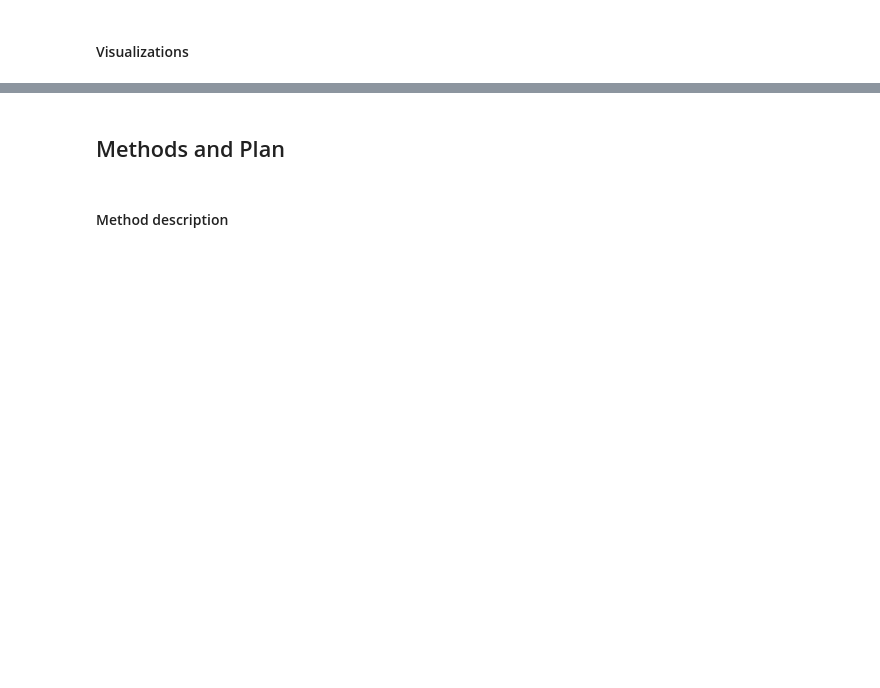
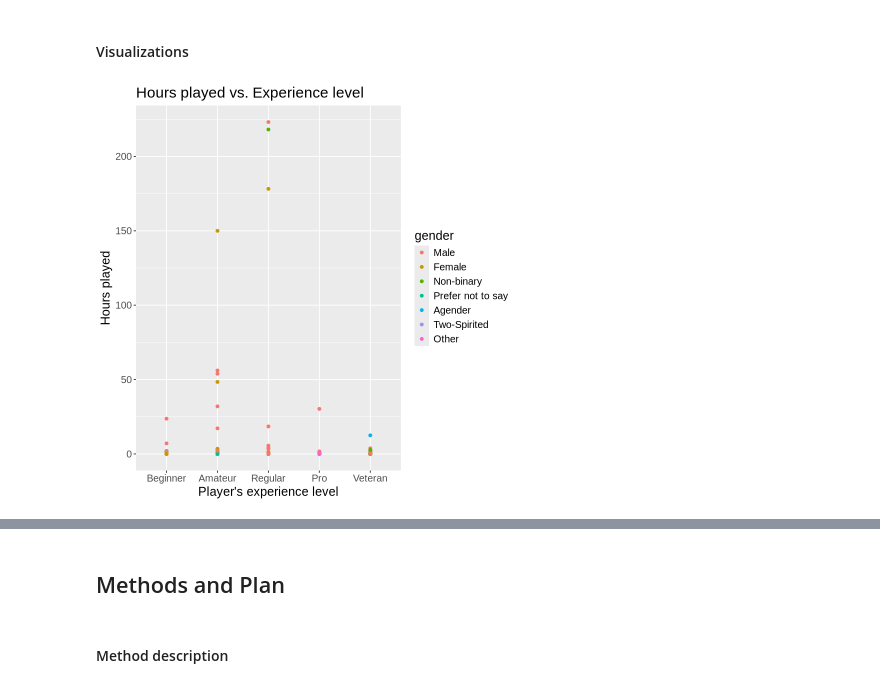
Before and after one commit to emiliaosterlund/dsci-100-project, a Jupyter notebook: Individual_planning.ipynb, the cells around one changed output, grey strips where cells are left out. Cells and saved outputs as stored; diff of their text form; code cells hidden in the pictures; blank space fills up the shorter version.

```diff
--- a/Individual_planning.ipynb
+++ b/Individual_planning.ipynb
@@ -175,2 +210,17 @@ To do so, I will use the data use the data from the variables experience, gender
 # %% [markdown]
 #### Visualizations
+# %%
+players <- players |>
+    mutate(gender = as_factor(gender)) |>
+    mutate(experience = factor(experience,
+                            levels = c("Beginner", "Amateur", "Regular", "Pro", "Veteran")))
+
+experience_plot <- ggplot(players, aes(x = experience, y = played_hours, color = gender)) +
+    geom_point() +
+    labs(x = "Player's experience level", y = "Hours played", fill = "Gender") +
+    ggtitle("Hours played vs. Experience level") +
+    theme(text = element_text(size = 15))
+
+experience_plot
+# %% [output]
+[figure, added]
```
Also changed, not shown: parts of 4 cells of this notebook.
